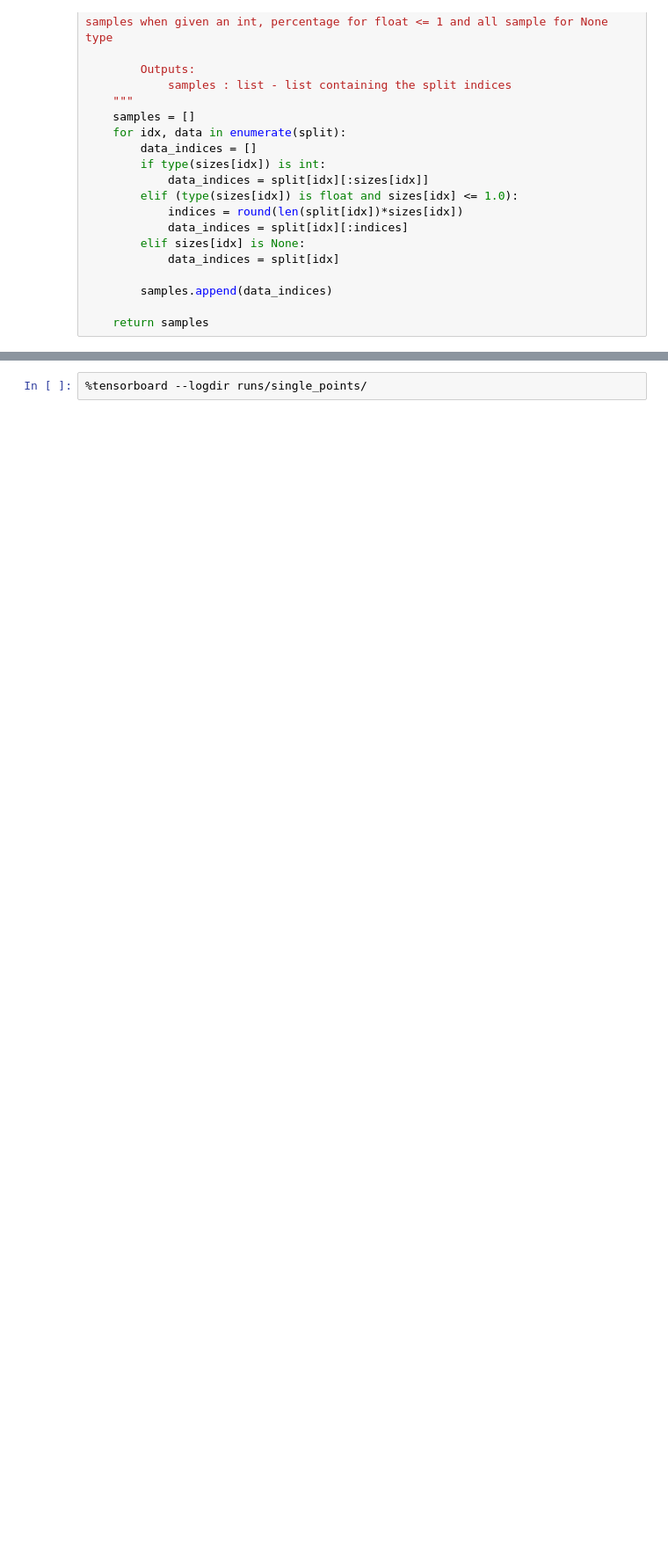
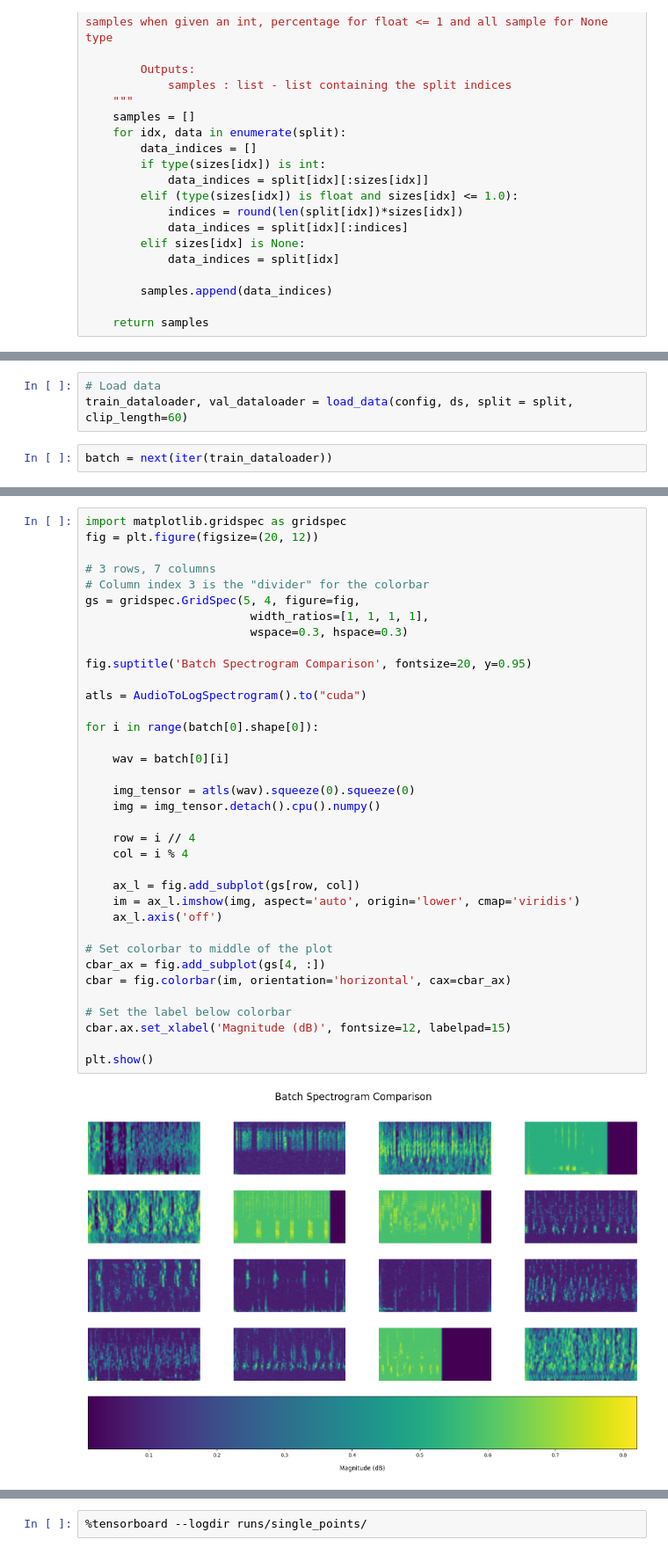
Before and after one commit to mfherrm/BioOTon, a Jupyter notebook: DL_ray_tune.ipynb, the cells around one changed output, grey strips where cells are left out. Shown at 88% size. Cells and saved outputs as stored; diff of their text form; blank space fills up the shorter version.

```diff
--- a/DL_ray_tune.ipynb
+++ b/DL_ray_tune.ipynb
@@ -90,0 +142,5 @@ def getSamples(split : list, sizes : list = [None, None, None]):
+# %%
+# Load data
+train_dataloader, val_dataloader = load_data(config, ds, split = split, clip_length=60)
+# %%
+batch = next(iter(train_dataloader))
@@ -91 +164,39 @@ def getSamples(split : list, sizes : list = [None, None, None]):
+# %%
+import matplotlib.gridspec as gridspec
+fig = plt.figure(figsize=(20, 12))
+
+# 3 rows, 7 columns
+# Column index 3 is the "divider" for the colorbar
+gs = gridspec.GridSpec(5, 4, figure=fig,
+                        width_ratios=[1, 1, 1, 1],
+                        wspace=0.3, hspace=0.3)
+
+fig.suptitle('Batch Spectrogram Comparison', fontsize=20, y=0.95)
+
+atls = AudioToLogSpectrogram().to("cuda")
+
+for i in range(batch[0].shape[0]):
+
+    wav = batch[0][i]
+
+    img_tensor = atls(wav).squeeze(0).squeeze(0)
+    img = img_tensor.detach().cpu().numpy()
+
+    row = i // 4
+    col = i % 4
+
+    ax_l = fig.add_subplot(gs[row, col])
+    im = ax_l.imshow(img, aspect='auto', origin='lower', cmap='viridis')
+    ax_l.axis('off')
+
+# Set colorbar to middle of the plot
+cbar_ax = fig.add_subplot(gs[4, :])
+cbar = fig.colorbar(im, orientation='horizontal', cax=cbar_ax)
+
+# Set the label below colorbar
+cbar.ax.set_xlabel('Magnitude (dB)', fontsize=12, labelpad=15)
+
+plt.show()
+# %% [output]
+[figure, added]
 # %%
```
Also changed, not shown: parts of 11 cells of this notebook, 10 other files.
